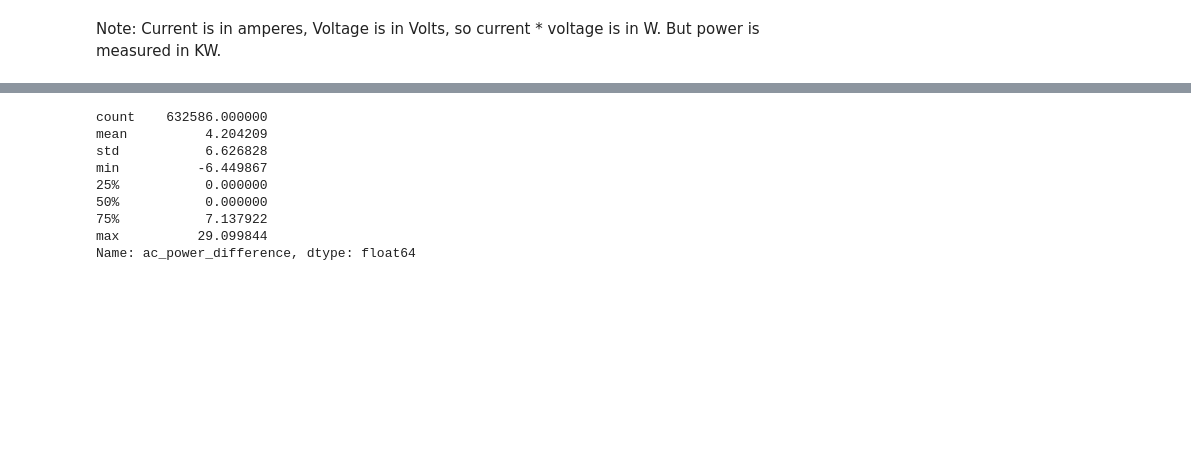
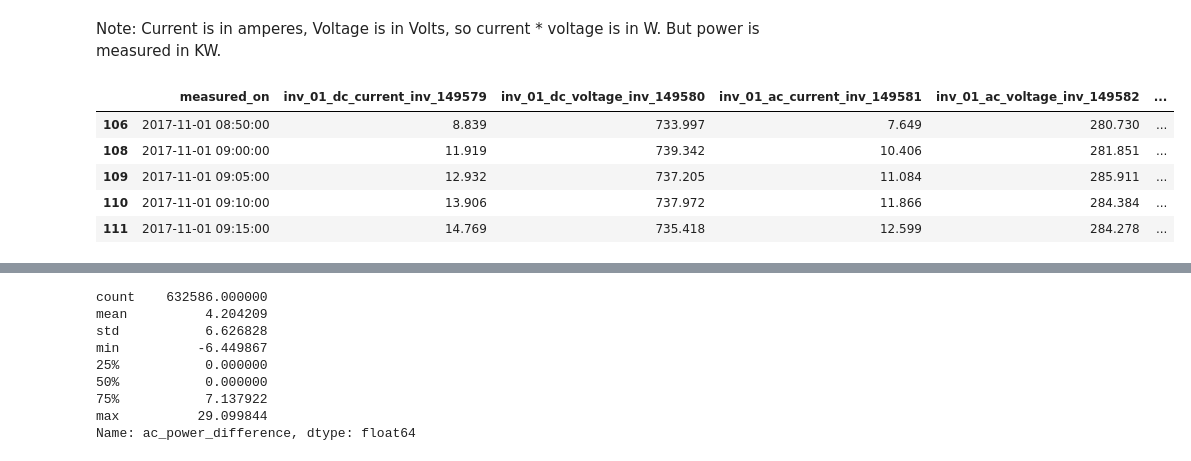
Before and after one commit to Erdos-Projects/predicting-day-ahead-solar-power-production, a Jupyter notebook: src/data/quick_iv_equals_p_check.ipynb, the cells around one changed output, grey strips where cells are left out. Saved outputs shown, nothing was run; the diff lists cells and outputs as text; code cells hidden in the pictures; blank space fills up the shorter version.

```diff
--- a/src/data/quick_iv_equals_p_check.ipynb
+++ b/src/data/quick_iv_equals_p_check.ipynb
@@ -88,0 +112,9 @@ df_2107_inv_1['inv_01_ac_power_manual'] = df_2107_inv_1['inv_01_ac_current_inv_1
+# %%
+df_2107_no_small_data.head()
+# %% [output]
+|  | measured_on | inv_01_dc_current_inv_149579 | inv_01_dc_voltage_inv_149580 | inv_01_ac_current_inv_149581 | inv_01_ac_voltage_inv_149582 | ... |
+| 106 | 2017-11-01 08:50:00 | 8.839 | 733.997 | 7.649 | 280.730 | ... |
+| 108 | 2017-11-01 09:00:00 | 11.919 | 739.342 | 10.406 | 281.851 | ... |
+| 109 | 2017-11-01 09:05:00 | 12.932 | 737.205 | 11.084 | 285.911 | ... |
+| 110 | 2017-11-01 09:10:00 | 13.906 | 737.972 | 11.866 | 284.384 | ... |
+| 111 | 2017-11-01 09:15:00 | 14.769 | 735.418 | 12.599 | 284.278 | ... |
```
Also changed, not shown: parts of 9 cells of this notebook, 4 other files.
